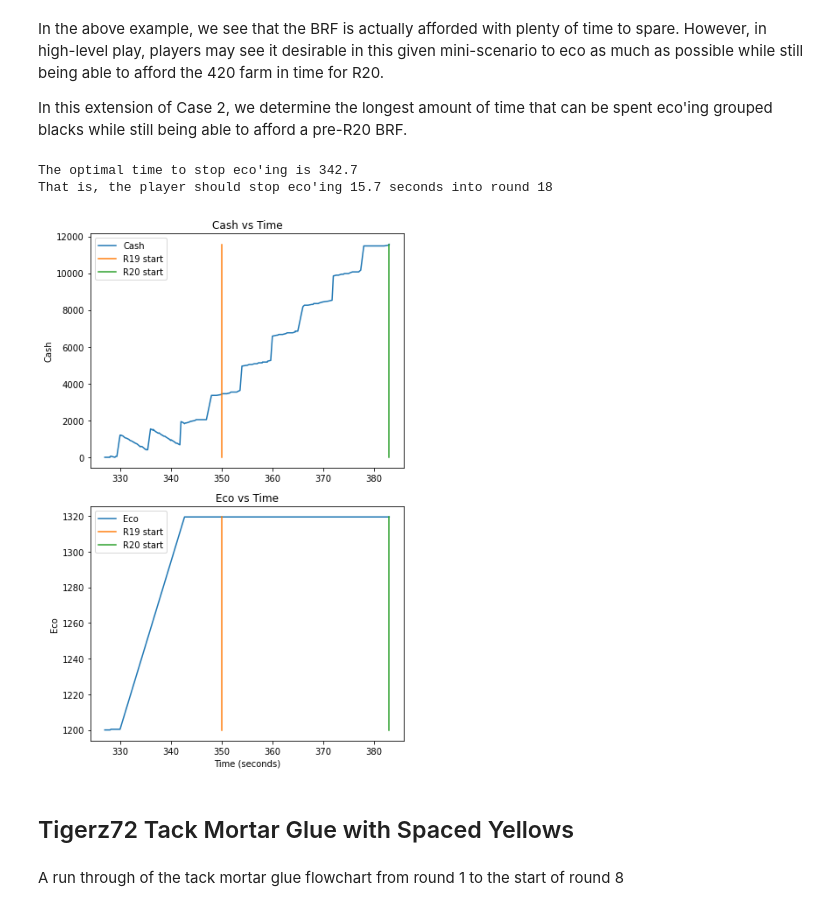
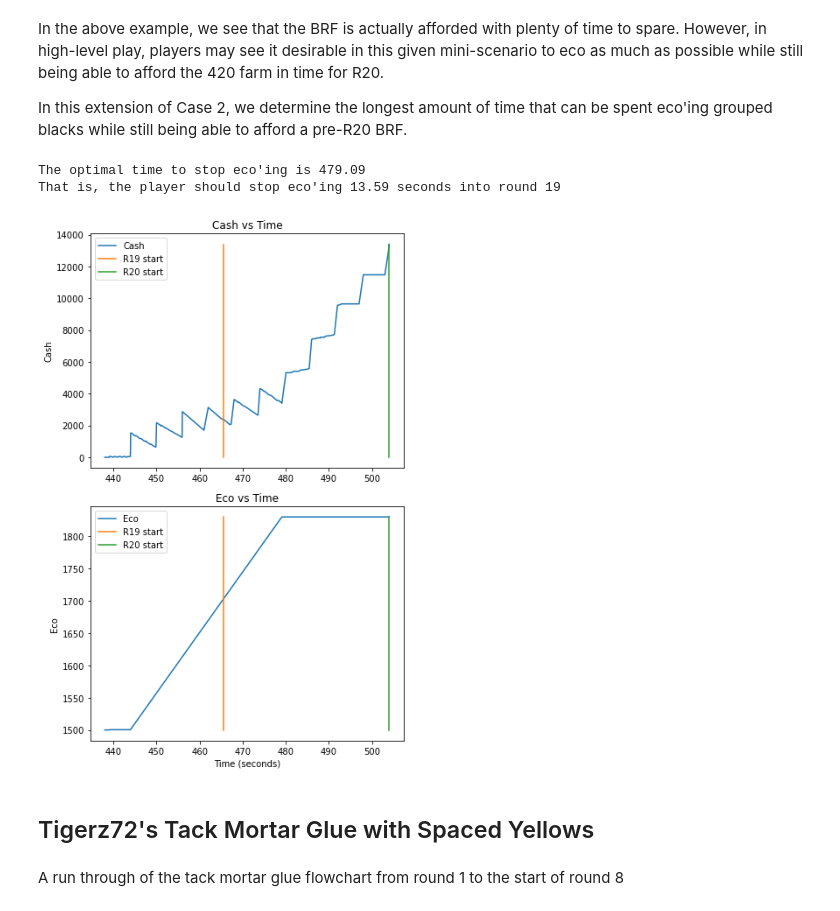
Before and after one commit to redlaserbmBTD/BTDB2_SIMULATOR, a Jupyter notebook: main.ipynb, the cells around one changed output. Saved outputs shown, nothing was run; the diff lists cells and outputs as text; code cells hidden in the pictures.

Commit message:
Added Rounds class and a new compareStrategies function for seeing how two different flowcharts fare against each other

```diff
--- a/main.ipynb
+++ b/main.ipynb
@@ -1254,10 +1271,9 @@ def activateIMF(index, min_buy_time = 0):
 
 # WARNING: This function is for declaring farms in the initial game state.
 # Do NOT use it to add farms during simulation
-def initFarm(purchase_info = None, info_type = 'Time', upgrades = [0,0,0]):
+def initFarm(purchase_time = None, upgrades = [0,0,0]):
     return {
-        'Purchase Time': purchase_info,
-        'Info Type': info_type,
+        'Purchase Time': purchase_time,
         'Upgrades': upgrades,
         'Account Value': 0
     }
@@ -1291,10 +1307,9 @@ def sellSupplyDrop(index, buffer = 0, min_buy_time = 0):
 
 # WARNING: This function is for declaring supply drops in the initial game state.
 # Do NOT use it to add supply drops during simulation
-def initSupplyDrops(purchase_infos, elite_sniper = None, info_type = 'Times'):
+def initSupplyDrops(purchase_times, elite_sniper = None):
     dictionary = {}
-    for i in range(len(purchase_infos)):
-        dictionary[i] = purchase_infos[i]
-    dictionary['Info Type'] = info_type
+    for i in range(len(purchase_times)):
+        dictionary[i] = purchase_times[i]
     dictionary['Elite Sniper Index'] = elite_sniper
     return dictionary
@@ -1544,6 +1680,8 @@ writeLog(game_state.logs, filename = 'ezili_tfw')
 We now consider a scenario typical of farm play where the user attempts to purchase BRF prior to the start of round 20.
 In this scenario, we assume that the player on R18 has achieved 1 x 320 and 1 x 203 farms, 1200 eco, and intends to sell the 203 farm so as to afford the 420 farm. We assume that the player does *not* eco during this time period.
 # %%
+rounds = Rounds(0)
+
 farms = {
     0: initFarm(0, upgrades = [3,2,0]),
     1: initFarm(0, upgrades = [2,0,3])
@@ -1557,7 +1695,7 @@ initial_state_game = {
     'Cash': 0,
     'Eco': 1200,
     'Eco Send': 'Zero',
-    'Stall Factor': 0,
+    'Rounds': rounds,
     'Game Round': 18,
     'Farms': farms,
     'Buy Queue': buy_queue
@@ -1589,55 +1727,51 @@ farms = {
     1: initFarm(0, upgrades = [2,0,3])
 }
 
-#buy_queue = [
-#    [sellFarm(1), upgradeFarm(0, 0, buffer = 0)]
-#]
+rounds = Rounds(0.5)
 
 initial_state_game = {
     'Cash': 0,
-    'Eco': 1200,
+    'Eco': 1500,
     'Eco Send': 'Grouped Blacks',
-    'Stall Factor': 0,
+    'Rounds': rounds,
     'Game Round': 18,
     'Farms': farms,
     'Buy Queue': buy_queue
 }
 
 iterations = 20
-
+a = rounds.getTimeFromRound(18)
+b = rounds.getTimeFromRound(19.99)
 for i in range(iterations):
     game_state_0 = GameState(initial_state_game)
     game_state_1 = GameState(initial_state_game)
-    if i == 0:
-        a = game_state_0.computeTimeFromRound(18)
-        b = game_state_0.computeTimeFromRound(19.99)
     c = 0.5*(a+b)
     if foo(a, game_state_0)*foo(c, game_state_1) < 0:
         b = c
     else:
         a = c
 
     #print("New stop time: " + str(0.5*(a+b)))
 
 c = 0.5*(a+b)
 
 game_state = GameState(initial_state_game)
 game_state.eco_queue = [
     (c,'Zero')
 ]
 game_state.fastForward(target_round=20)
 game_state.viewCashEcoHistory()
 
-round_of_interest = game_state.getRoundFromTime(c)
-time_into_round = c - game_state.round_starts[round_of_interest]
+round_of_interest = rounds.getRoundFromTime(c)
+time_into_round = c - rounds.round_starts[round_of_interest]
 print("The optimal time to stop eco'ing is %s"%(np.round(c,2)))
 print("That is, the player should stop eco'ing %s seconds into round %s"%(np.round(time_into_round,2),round_of_interest))
 # %% [output]
-The optimal time to stop eco'ing is 342.7
-That is, the player should stop eco'ing 15.7 seconds into round 18
+The optimal time to stop eco'ing is 479.09
+That is, the player should stop eco'ing 13.59 seconds into round 19
-[figure, old version]
+[figure, new version]
 # %% [markdown]
-## Tigerz72 Tack Mortar Glue with Spaced Yellows
+## Tigerz72's Tack Mortar Glue with Spaced Yellows
 # %% [markdown]
 A run through of the tack mortar glue flowchart from round 1 to the start of round 8
 # %%
```
Also changed, not shown: parts of 29 cells of this notebook, 2 other files.
